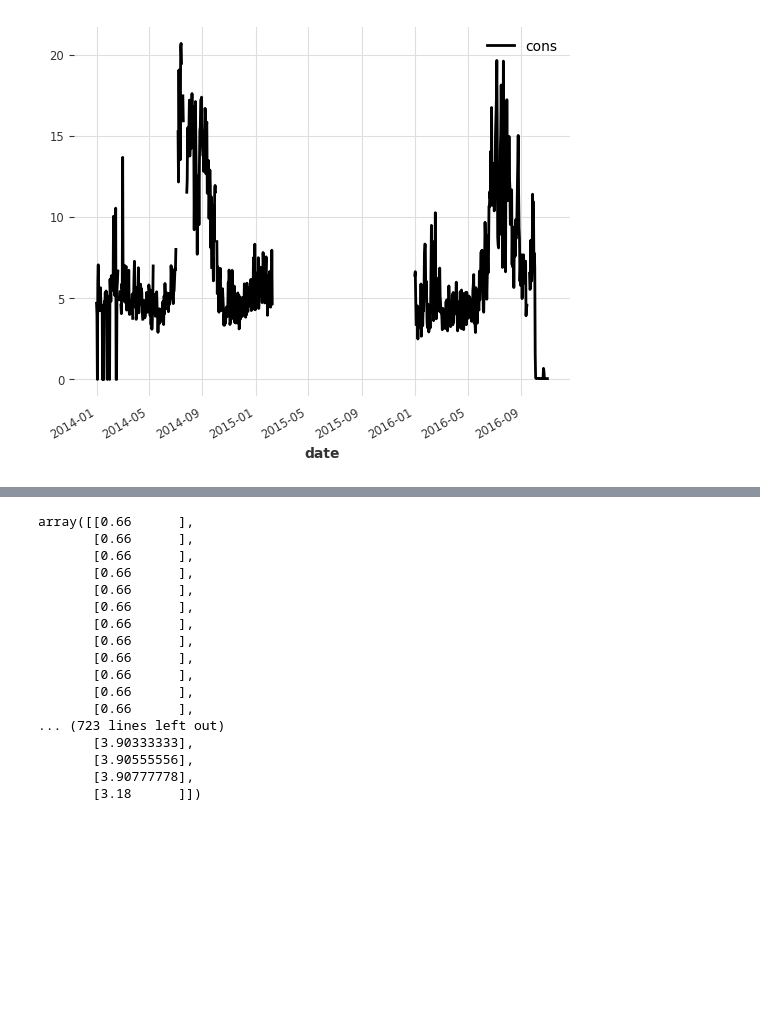
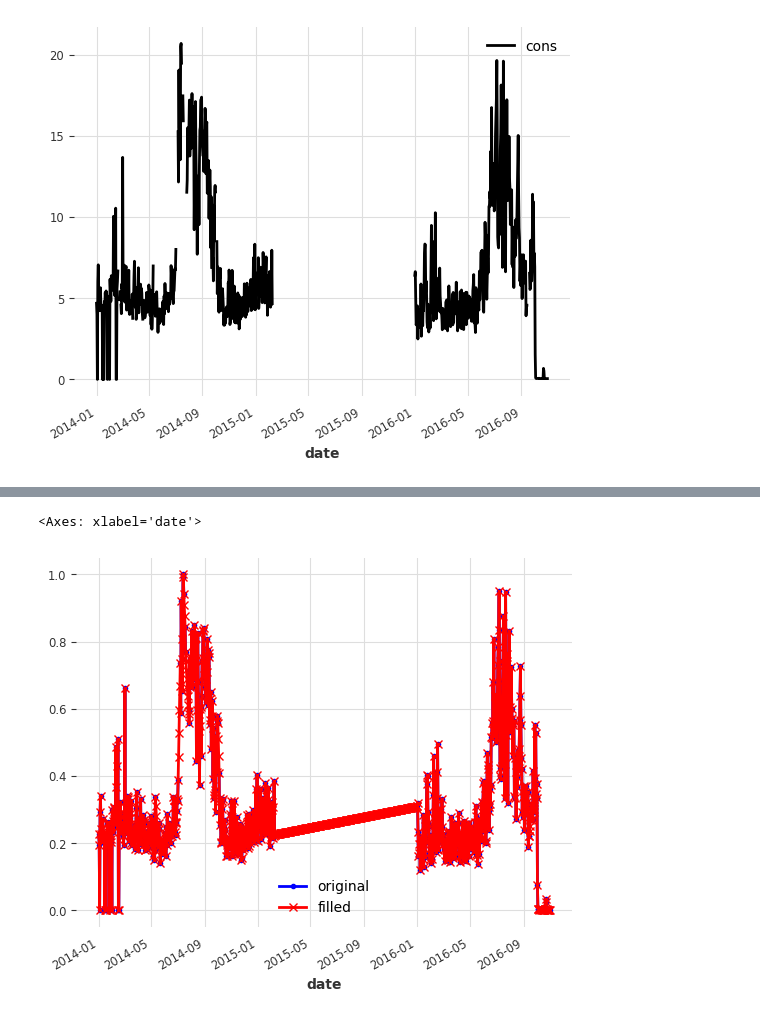
Before and after one commit to izorin/ntl, a Jupyter notebook: ntl/notebooks/darts_test.ipynb, the cells around one changed output, grey strips where cells are left out. Drawn from its saved outputs; the diff is of its cells as text; code cells hidden in the pictures; blank space fills up the shorter version.

```diff
--- a/ntl/notebooks/darts_test.ipynb
+++ b/ntl/notebooks/darts_test.ipynb
@@ -64,25 +62,12 @@ from darts.dataprocessing.transformers.missing_values_filler import MissingValue
 # %%
 filler = MissingValuesFiller(fill='auto', n_jobs=-1)
 # %%
-norm_ts_filled = filler.transform(norm_ts, method='linear')
-anomal_ts_filled = filler.transform(anomal_ts, method='linear')
+norm_ts_filled = filler.transform(norm_scaled, method='linear')
+# anomal_ts_filled = filler.transform(anomal_ts, method='linear')
-# %%
-norm_ts_filled[0].values()[mask.squeeze()]
-# %% [output]
-array([[0.66      ],
-       [0.66      ],
-       [0.66      ],
-       [0.66      ],
-       [0.66      ],
-       [0.66      ],
-       [0.66      ],
-       [0.66      ],
-       [0.66      ],
-       [0.66      ],
-       [0.66      ],
-       [0.66      ],
-... (723 lines left out)
-       [3.90333333],
-       [3.90555556],
-       [3.90777778],
-       [3.18      ]])
+# %%
+idx = 3
+norm_scaled[idx].plot(label='original', color='blue', alpha=1, marker='.')
+norm_ts_filled[idx].plot(marker='x', color='red', label='filled', alpha=1)
+# %% [output]
+<Axes: xlabel='date'>
+[figure, added]
```
Also changed, not shown: parts of 24 cells of this notebook, 9 other files.
